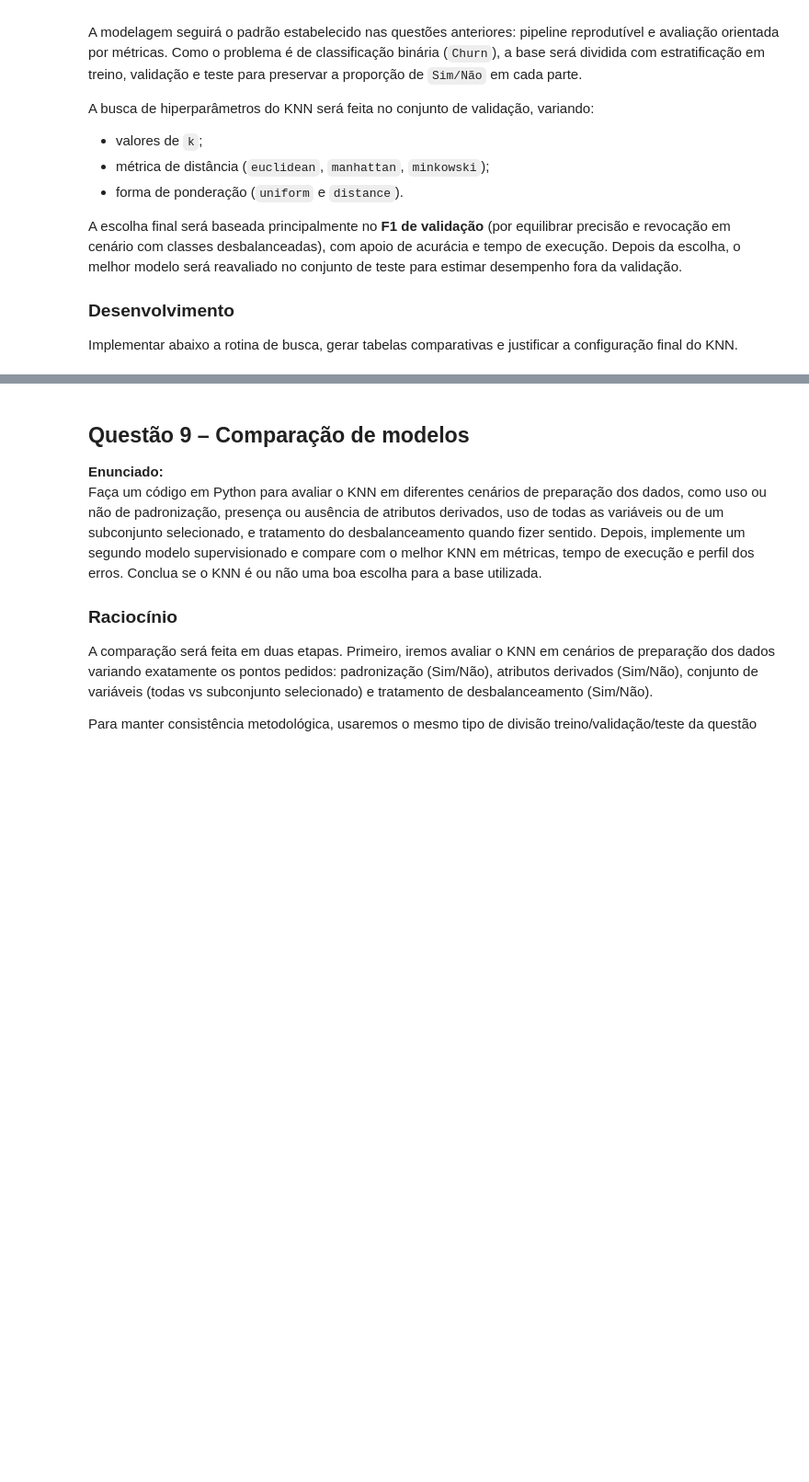
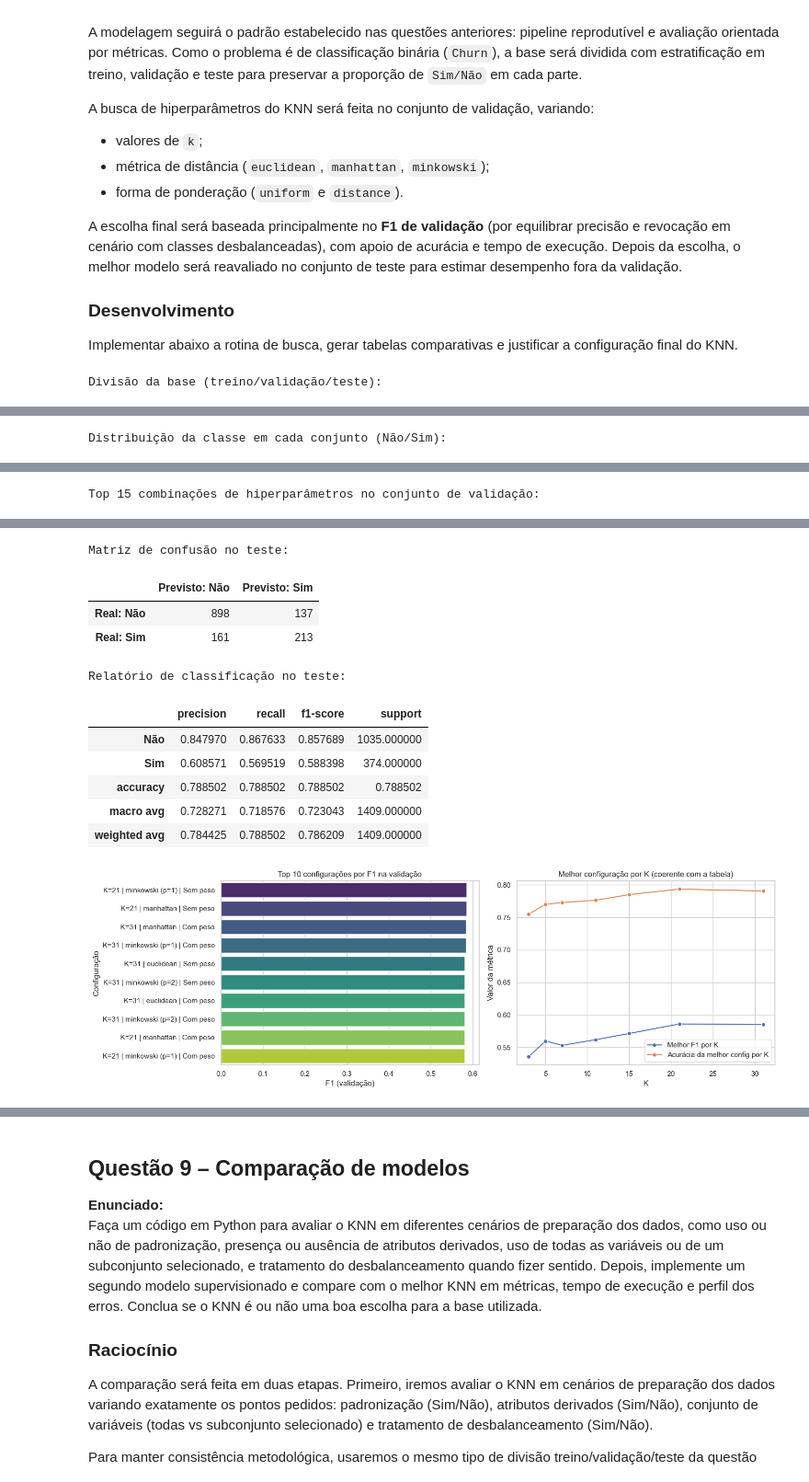
Before and after one commit to theduardomaciel/cc-cd, a Jupyter notebook: lista1/notebook.ipynb, the cells around one changed output, grey strips where cells are left out. Shown at 92% size. Cells and saved outputs as stored; diff of their text form; code cells hidden in the pictures; blank space fills up the shorter version.

```diff
--- a/lista1/notebook.ipynb
+++ b/lista1/notebook.ipynb
@@ -2457,36 +2517,14 @@ def make_preprocessor_for_q8(X_train: pd.DataFrame, scheme: str = 'A_standard_sc
     }
     config = scheme_map.get(scheme, scheme_map['A_standard_scaler'])
 
-    # Reaproveita função da Questão 7 se estiver disponível
-    if 'build_preprocessing_pipeline' in globals():
-        preprocessor, _ = build_preprocessing_pipeline(
-            X_train,
-            target='Churn',
-            numeric_imputer=config['numeric_imputer'],
-            scaler_name=config['scaler_name'],
-            categorical_imputer='most_frequent',
-            min_frequency=None,
-        )
-    else:
-        numeric_features = X_train.select_dtypes(include=['number', 'bool']).columns.tolist()
-        categorical_features = [c for c in X_train.columns if c not in numeric_features]
-
-        scaler = StandardScaler() if config['scaler_name'] == 'standard' else MinMaxScaler()
-
-        num_pipe = Pipeline(steps=[
-            ('imputer', SimpleImputer(strategy='median')),
-            ('scaler', scaler),
-        ])
-        cat_pipe = Pipeline(steps=[
-            ('imputer', SimpleImputer(strategy='most_frequent')),
-            ('onehot', OneHotEncoder(handle_unknown='ignore')),
-        ])
-        preprocessor = ColumnTransformer(
-            transformers=[
-                ('num', num_pipe, numeric_features),
-                ('cat', cat_pipe, categorical_features),
-            ]
-        )
+    preprocessor, _ = build_preprocessing_pipeline(
+        X_train,
+        target='Churn',
+        numeric_imputer=config['numeric_imputer'],
+        scaler_name=config['scaler_name'],
+        categorical_imputer='most_frequent',
+        min_frequency=None,
+    )
 
     return preprocessor
 
@@ -2500,7 +2538,7 @@ def run_knn_hyperparameter_search(
 ) -> tuple[pd.DataFrame, Pipeline]:
     preprocessor = make_preprocessor_for_q8(X_train, scheme=preprocessor_scheme)
 
-    k_values = [3, 5, 7, 9, 11, 15, 21, 31, 37, 41]
+    k_values = [3, 5, 7, 11, 15, 21, 31]
     distance_metrics = ['euclidean', 'manhattan', 'minkowski']
     weight_options = ['uniform', 'distance']
     p_values = [1, 2]
@@ -2593,14 +2631,7 @@ def evaluate_best_knn_on_test(
 
 
 # Base: prioriza conjunto já preparado nas questões anteriores
-if 'q7_base_df' in globals():
-    q8_base_df = q7_base_df.copy()
-elif 'q6_feature_df' in globals():
-    q8_base_df = q6_feature_df.copy()
-elif 'q3_clean_df' in globals():
-    q8_base_df = q3_clean_df.copy()
-else:
-    q8_base_df = df.copy()
+q8_base_df = q7_base_df.copy()
 
 X_train, X_val, X_test, y_train, y_val, y_test = split_train_val_test(
     q8_base_df,
@@ -2712,15 +2743,20 @@ axes[0].set_title('Top 10 configurações por F1 na validação')
 axes[0].set_xlabel('F1 (validação)')
 axes[0].set_ylabel('Configuração')
 
-k_curve = q8_search_results.groupby('k', as_index=False).agg(
-    f1_medio=('f1_val', 'mean'),
-    accuracy_media=('accuracy_val', 'mean'),
+best_by_k = (
+    q8_search_results
+    .sort_values(by=['f1_val', 'accuracy_val', 'precision_val', 'tempo_val_seg'], ascending=[False, False, False, True])
+    .drop_duplicates(subset=['k'], keep='first')
+    .sort_values('k')
+    .reset_index(drop=True)
 )
-sns.lineplot(data=k_curve, x='k', y='f1_medio', marker='o', label='F1 médio', ax=axes[1])
-sns.lineplot(data=k_curve, x='k', y='accuracy_media', marker='o', label='Acurácia média', ax=axes[1])
-axes[1].set_title('Comportamento médio das métricas por K')
+sns.lineplot(data=best_by_k, x='k', y='f1_val', marker='o', label='Melhor F1 por K', ax=axes[1])
+sns.lineplot(data=best_by_k, x='k', y='accuracy_val', marker='o', label='Acurácia da melhor config por K', ax=axes[1])
+axes[1].set_title('Melhor configuração por K')
 axes[1].set_xlabel('K')
 axes[1].set_ylabel('Valor da métrica')
 
 plt.tight_layout()
 plt.show()
+# %% [output]
+Divisão da base (treino/validação/teste):
@@ -2726,0 +2767 @@ plt.show()
+Distribuição da classe em cada conjunto (Não/Sim):
@@ -2726,0 +2772 @@ plt.show()
+Top 15 combinações de hiperparâmetros no conjunto de validação:
@@ -2727,3 +2802,15 @@ plt.show()
+Matriz de confusão no teste:
+|  | Previsto: Não | Previsto: Sim |
+| Real: Não | 898 | 137 |
+| Real: Sim | 161 | 213 |
+Relatório de classificação no teste:
+|  | precision | recall | f1-score | support |
+| Não | 0.847970 | 0.867633 | 0.857689 | 1035.000000 |
+| Sim | 0.608571 | 0.569519 | 0.588398 | 374.000000 |
+| accuracy | 0.788502 | 0.788502 | 0.788502 | 0.788502 |
+| macro avg | 0.728271 | 0.718576 | 0.723043 | 1409.000000 |
+| weighted avg | 0.784425 | 0.788502 | 0.786209 | 1409.000000 |
+[figure, added]
 # %% [markdown]
 ### Conclusão da Questão 8
 A modelagem com KNN foi estruturada em três etapas (`treino`, `validação` e `teste`) com estratificação, mantendo consistência com o pipeline das questões anteriores e evitando vazamento de informação.
```
Also changed, not shown: parts of 12 cells of this notebook.
